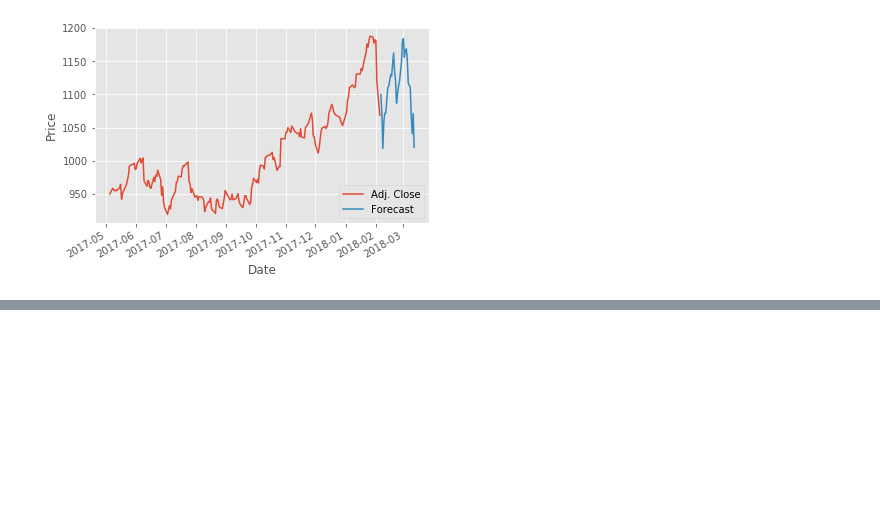
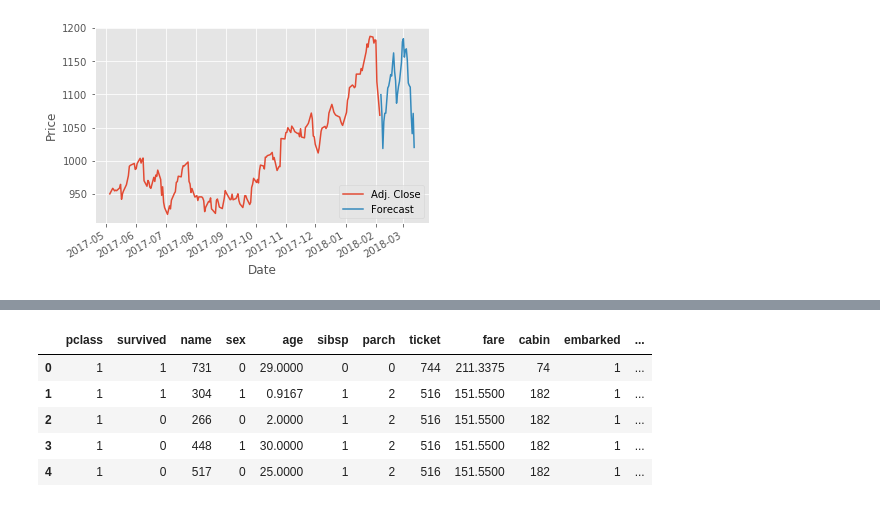
Before and after one commit to balobinp/Practical_Machine_Learning, a Jupyter notebook: Practical_Machine_Learning_Tutorial_with_Python.ipynb, the cells around one changed output, grey strips where cells are left out. Saved outputs shown, nothing was run; the diff lists cells and outputs as text; code cells hidden in the pictures; blank space fills up the shorter version.

```diff
--- a/Practical_Machine_Learning_Tutorial_with_Python.ipynb
+++ b/Practical_Machine_Learning_Tutorial_with_Python.ipynb
@@ -119,0 +151,34 @@ print(prediction)
+# %%
+#https://pythonprogramming.net/static/downloads/machine-learning-data/titanic.xls
+style.use('ggplot')
+import numpy as np
+import pandas as pd
+df = pd.read_excel('./DATA/titanic.xls')
+def handle_non_numerical_data(df):
+    columns = df.columns.values # Get all column names into a numpy.ndarray
+    for column in columns:
+        text_digit_vals = {}
+        # With this function we will convert each key in the dictionary into a number which is a value in the dictionary
+        def convert_to_int(val):
+            return text_digit_vals[val]
+        if df[column].dtype != np.int64 and df[column].dtype != np.float64:
+            column_contents = df[column].values.tolist() # Get the list of values in the column
+            unique_elements = set(column_contents) # Get the unique elements in the column (DISTINCT)
+            x = 0
+            # With this cicle we create a dictionary of unique values
+            for unique in unique_elements:
+                if unique not in text_digit_vals:
+                    text_digit_vals[unique] = x
+                    x+=1
+            # Here we apply our dictionary to each element of the column with help of convert_to_int function
+            df[column] = list(map(convert_to_int, df[column]))
+    return df
+df = handle_non_numerical_data(df)
+df.head()
+# %% [output]
+|  | pclass | survived | name | sex | age | sibsp | parch | ticket | fare | cabin | embarked | ... |
+| 0 | 1 | 1 | 731 | 0 | 29.0000 | 0 | 0 | 744 | 211.3375 | 74 | 1 | ... |
+| 1 | 1 | 1 | 304 | 1 | 0.9167 | 1 | 2 | 516 | 151.5500 | 182 | 1 | ... |
+| 2 | 1 | 0 | 266 | 0 | 2.0000 | 1 | 2 | 516 | 151.5500 | 182 | 1 | ... |
+| 3 | 1 | 0 | 448 | 1 | 30.0000 | 1 | 2 | 516 | 151.5500 | 182 | 1 | ... |
+| 4 | 1 | 0 | 517 | 0 | 25.0000 | 1 | 2 | 516 | 151.5500 | 182 | 1 | ... |
```
Also changed, not shown: parts of 3 cells of this notebook.
